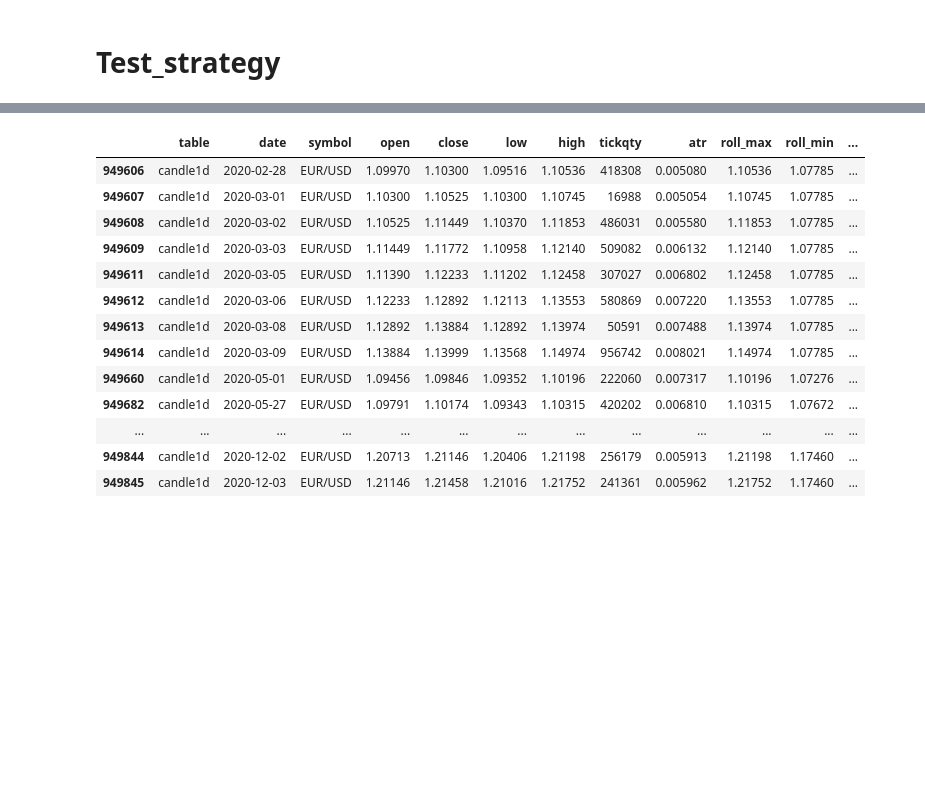
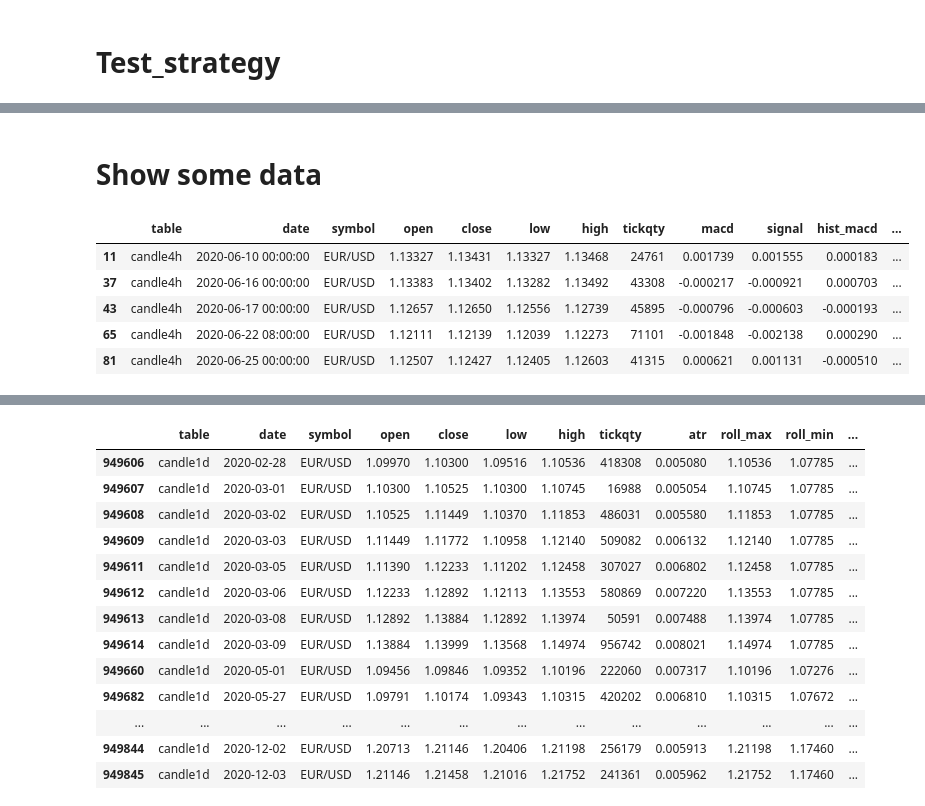
Before and after one commit to lhericourt/trading, a Jupyter notebook: notebooks/test_strategy.ipynb, the cells around one changed output, grey strips where cells are left out. Cells and saved outputs as stored; diff of their text form; code cells hidden in the pictures; blank space fills up the shorter version.

```diff
--- a/notebooks/test_strategy.ipynb
+++ b/notebooks/test_strategy.ipynb
@@ -81,0 +56,11 @@ strat.indicators
+# %% [markdown]
+# Show some data
+# %%
+strat.data[strat.data['action'] == 1].head()
+# %% [output]
+|  | table | date | symbol | open | close | low | high | tickqty | macd | signal | hist_macd | ... |
+| 11 | candle4h | 2020-06-10 00:00:00 | EUR/USD | 1.13327 | 1.13431 | 1.13327 | 1.13468 | 24761 | 0.001739 | 0.001555 | 0.000183 | ... |
+| 37 | candle4h | 2020-06-16 00:00:00 | EUR/USD | 1.13383 | 1.13402 | 1.13282 | 1.13492 | 43308 | -0.000217 | -0.000921 | 0.000703 | ... |
+| 43 | candle4h | 2020-06-17 00:00:00 | EUR/USD | 1.12657 | 1.12650 | 1.12556 | 1.12739 | 45895 | -0.000796 | -0.000603 | -0.000193 | ... |
+| 65 | candle4h | 2020-06-22 08:00:00 | EUR/USD | 1.12111 | 1.12139 | 1.12039 | 1.12273 | 71101 | -0.001848 | -0.002138 | 0.000290 | ... |
+| 81 | candle4h | 2020-06-25 00:00:00 | EUR/USD | 1.12507 | 1.12427 | 1.12405 | 1.12603 | 41315 | 0.000621 | 0.001131 | -0.000510 | ... |
```
Also changed, not shown: parts of 15 cells of this notebook, 15 other files.
